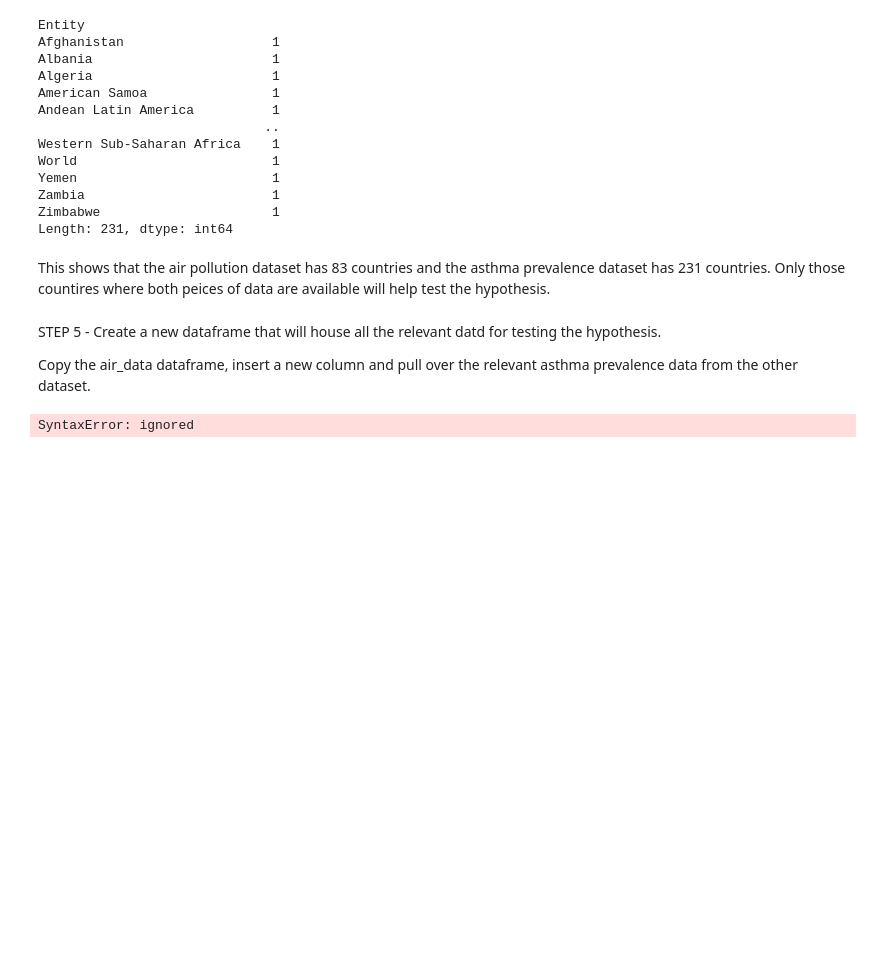
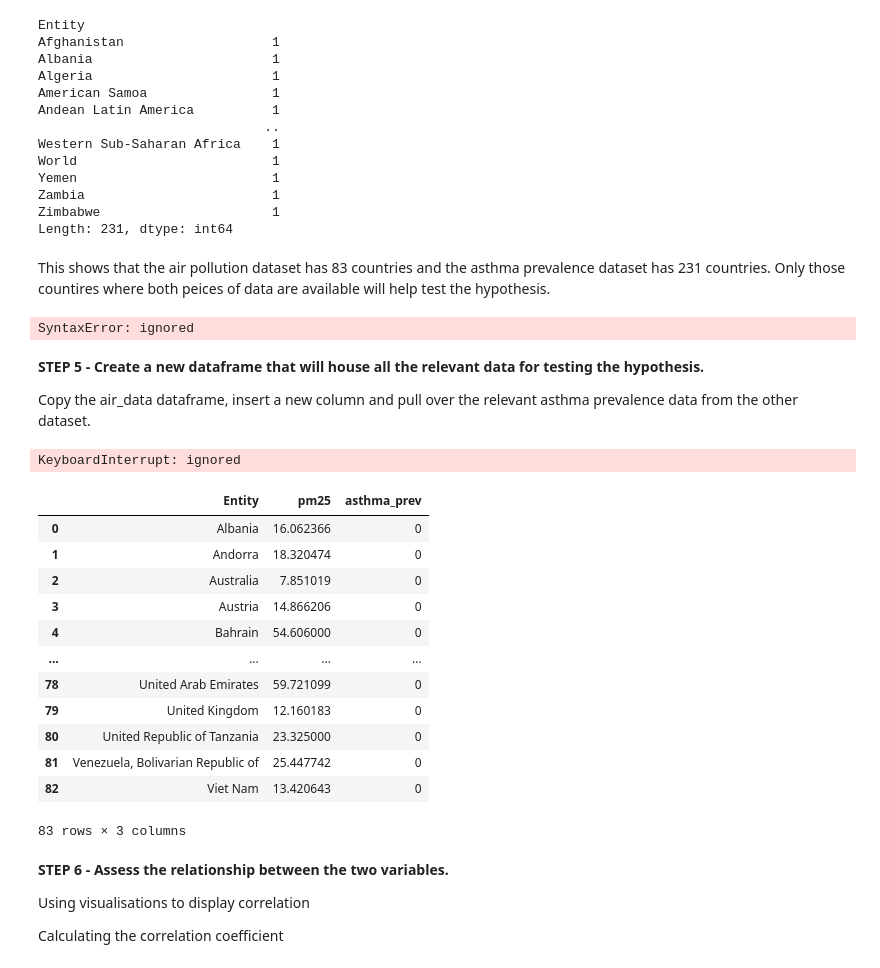
Before and after one commit to claret003/pythoncourse, a Jupyter notebook: Project.ipynb, the cells around one changed output. Saved outputs shown, nothing was run; the diff lists cells and outputs as text; code cells hidden in the pictures; blank space fills up the shorter version.

```diff
--- a/Project.ipynb
+++ b/Project.ipynb
@@ -230,18 +232,54 @@ Zimbabwe                      1
 Length: 231, dtype: int64
 # %% [markdown]
 This shows that the air pollution dataset has 83 countries and the asthma prevalence dataset has 231 countries. Only those countires where both peices of data are available will help test the hypothesis.
+# %%
+air_data_by_country.to_excel(r'C:\Users\902729\Desktop\CodeDivision')
+asthma_data_by_country.(r'C:\Users\902729\Desktop\'CodeDivision')
+# %% [output]
+SyntaxError: ignored
 # %% [markdown]
-STEP 5 - Create a new dataframe that will house all the relevant datd for testing the hypothesis.
+**STEP 5 - Create a new dataframe that will house all the relevant data for testing the hypothesis.**
 
 Copy the air_data dataframe, insert a new column and pull over the relevant asthma prevalence data from the other dataset.
 # %%
 #creating a new dataframe which will hold all relevant info for  assessing correlation
-combined_data = air_data.copy()
 
-#create an if statement on which to base values in the new column
-if combined_data['country'] == asthma_data_by_country['Entity']
-  combined_data['asthma_prev'] = asthma_data_by_country['prevalence']
-else:
-  combined_data['asthma_prev'] = 0
+
+# air_data_by_country = air_data_by_country.reset_index()
+# asthma_data_by_country = asthma_data_by_country.reset_index()
+
+combined_data = air_data_by_country.copy()
+combined_data = combined_data.rename(columns={'country' : 'Entity'})
+
+
+# #create an if statement on which to base values in the new column
+for i in combined_data['Entity']:
+  for k in asthma_data_by_country['prevalence']:
+    for j in asthma_data_by_country['Entity']:
+      if i == j:
+       combined_data['asthma_prev'] = k
+      else:
+       combined_data['asthma_prev'] = 0
+
+
+
+# combined_data = pd.concat([air_data_by_country, asthma_data_by_country])
+# # combined_data
 # %% [output]
-SyntaxError: ignored
+KeyboardInterrupt: ignored
+# %%
+combined_data
+# %% [output]
+|  | Entity | pm25 | asthma_prev |
+| 0 | Albania | 16.062366 | 0 |
+| 1 | Andorra | 18.320474 | 0 |
+| 2 | Australia | 7.851019 | 0 |
+| 3 | Austria | 14.866206 | 0 |
+| 4 | Bahrain | 54.606000 | 0 |
+| ... | ... | ... | ... |
+| 78 | United Arab Emirates | 59.721099 | 0 |
+| 79 | United Kingdom | 12.160183 | 0 |
+| 80 | United Republic of Tanzania | 23.325000 | 0 |
+| 81 | Venezuela, Bolivarian Republic of | 25.447742 | 0 |
+| 82 | Viet Nam | 13.420643 | 0 |
+83 rows × 3 columns
@@ -247,0 +290,6 @@ SyntaxError: ignored
+# %% [markdown]
+**STEP 6 - Assess the relationship between the two variables.**
+
+Using visualisations to display correlation
+
+Calculating the correlation coefficient
```
Also changed, not shown: parts of 7 cells of this notebook.
